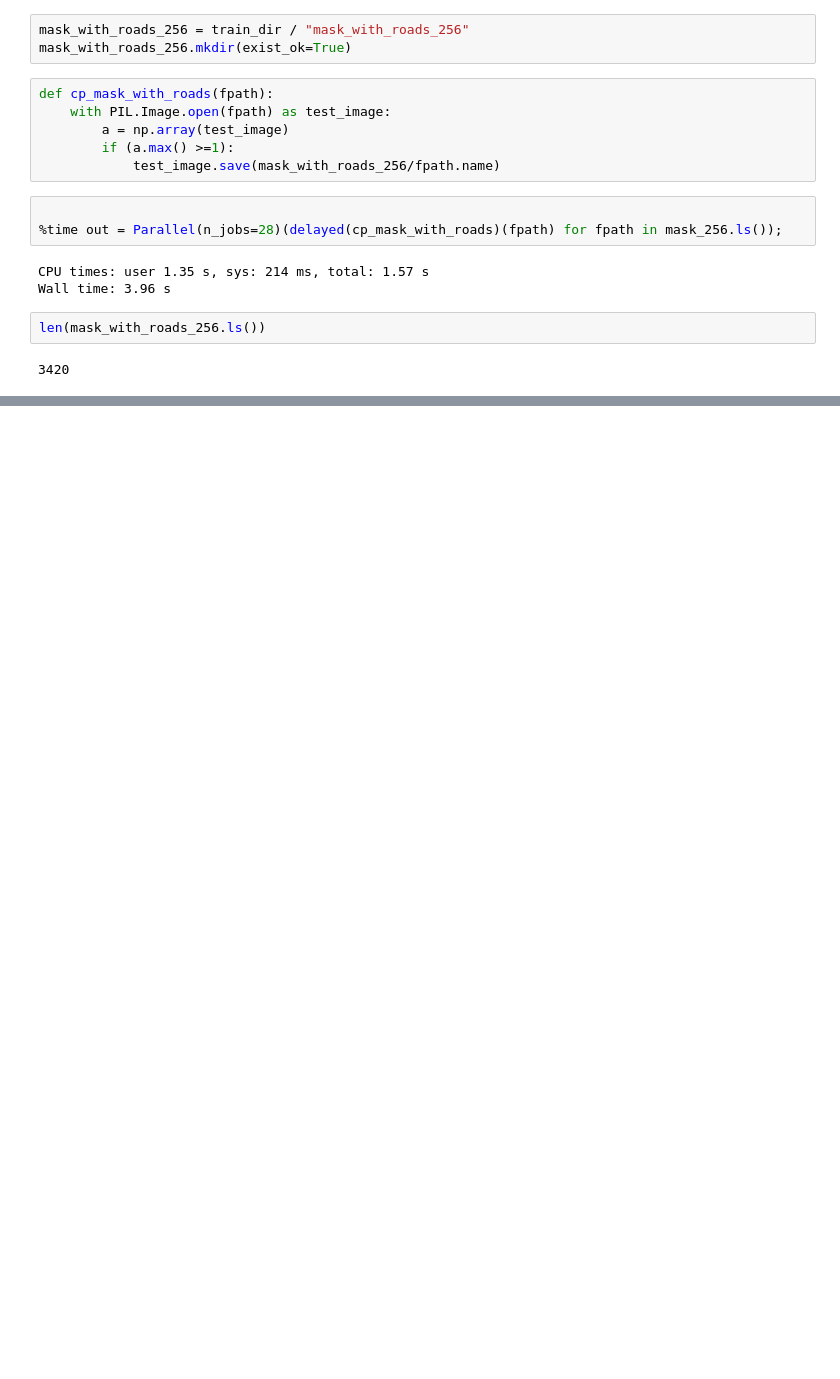
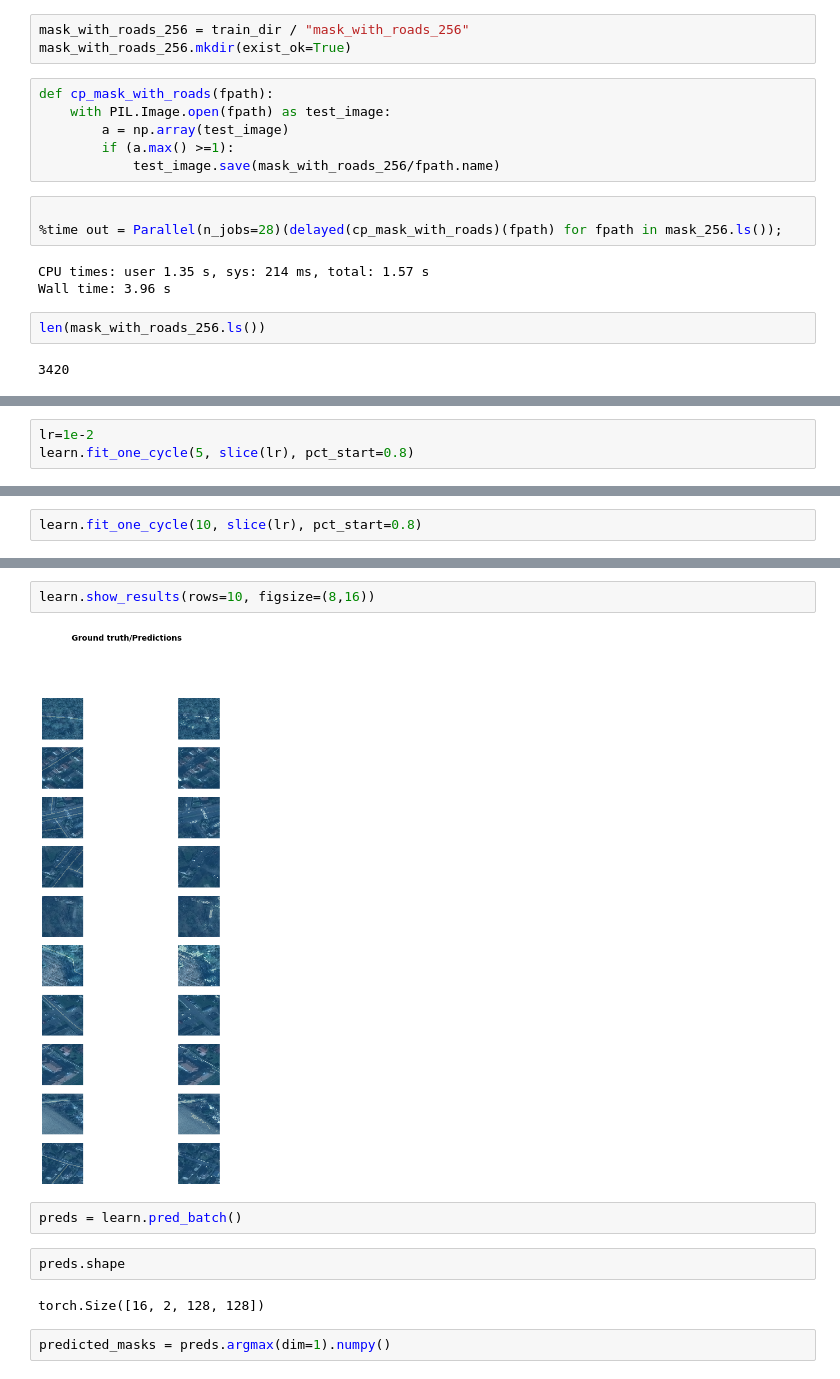
Before and after one commit to wwymak/spacenet-ml, a Jupyter notebook: spacenet-roads-v2.ipynb, the cells around one changed output, grey strips where cells are left out. Cells and saved outputs as stored; diff of their text form; blank space fills up the shorter version.

```diff
--- a/spacenet-roads-v2.ipynb
+++ b/spacenet-roads-v2.ipynb
@@ -124,0 +342,3 @@ class FocalLoss(nn.Module):
+# %%
+lr=1e-2
+learn.fit_one_cycle(5, slice(lr), pct_start=0.8)
@@ -124,0 +352,2 @@ class FocalLoss(nn.Module):
+# %%
+learn.fit_one_cycle(10, slice(lr), pct_start=0.8)
@@ -124,0 +366,12 @@ class FocalLoss(nn.Module):
+# %%
+learn.show_results(rows=10, figsize=(8,16))
+# %% [output]
+[figure, added]
+# %%
+preds = learn.pred_batch()
+# %%
+preds.shape
+# %% [output]
+torch.Size([16, 2, 128, 128])
+# %%
+predicted_masks = preds.argmax(dim=1).numpy()
```
Also changed, not shown: parts of 21 cells of this notebook, 6 other files.
